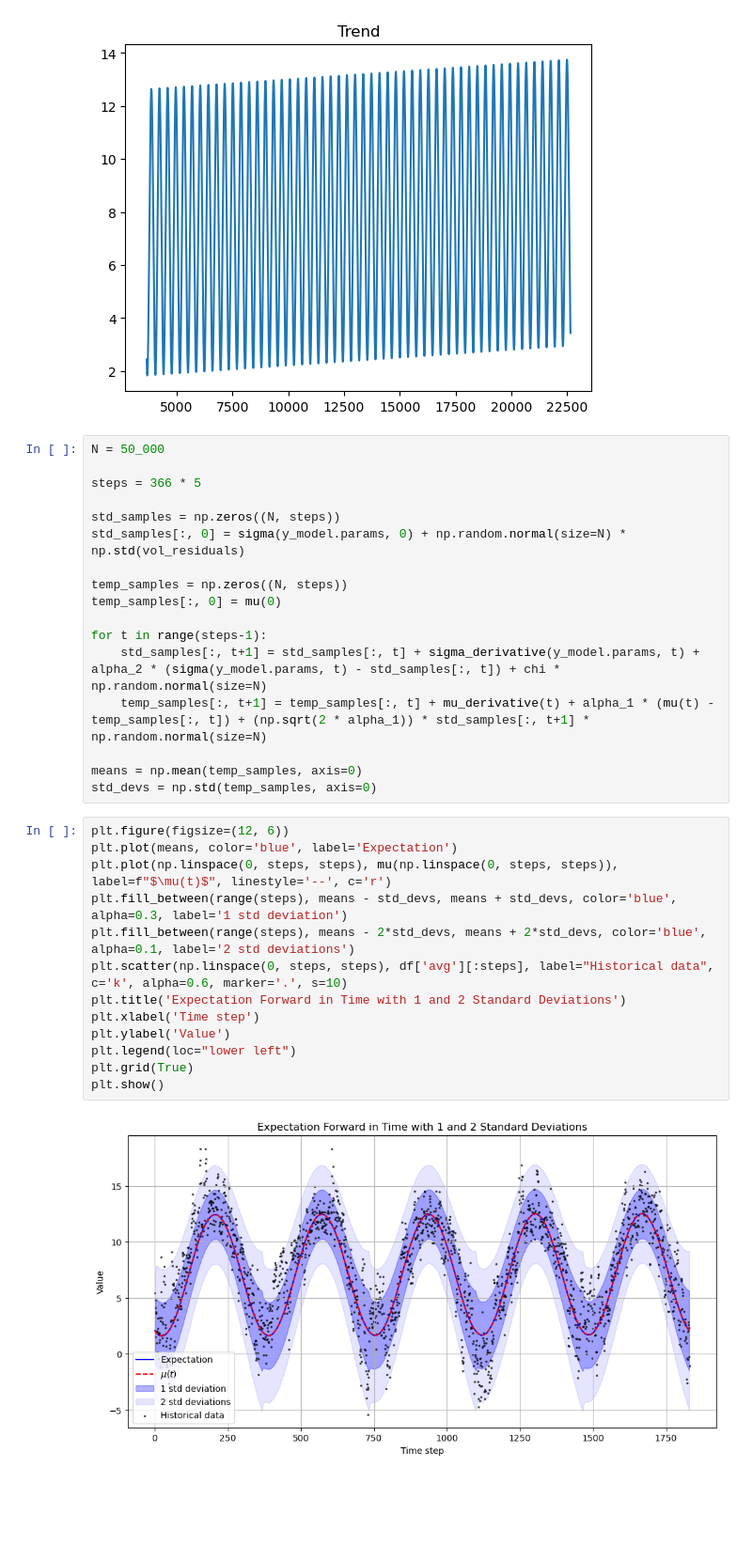
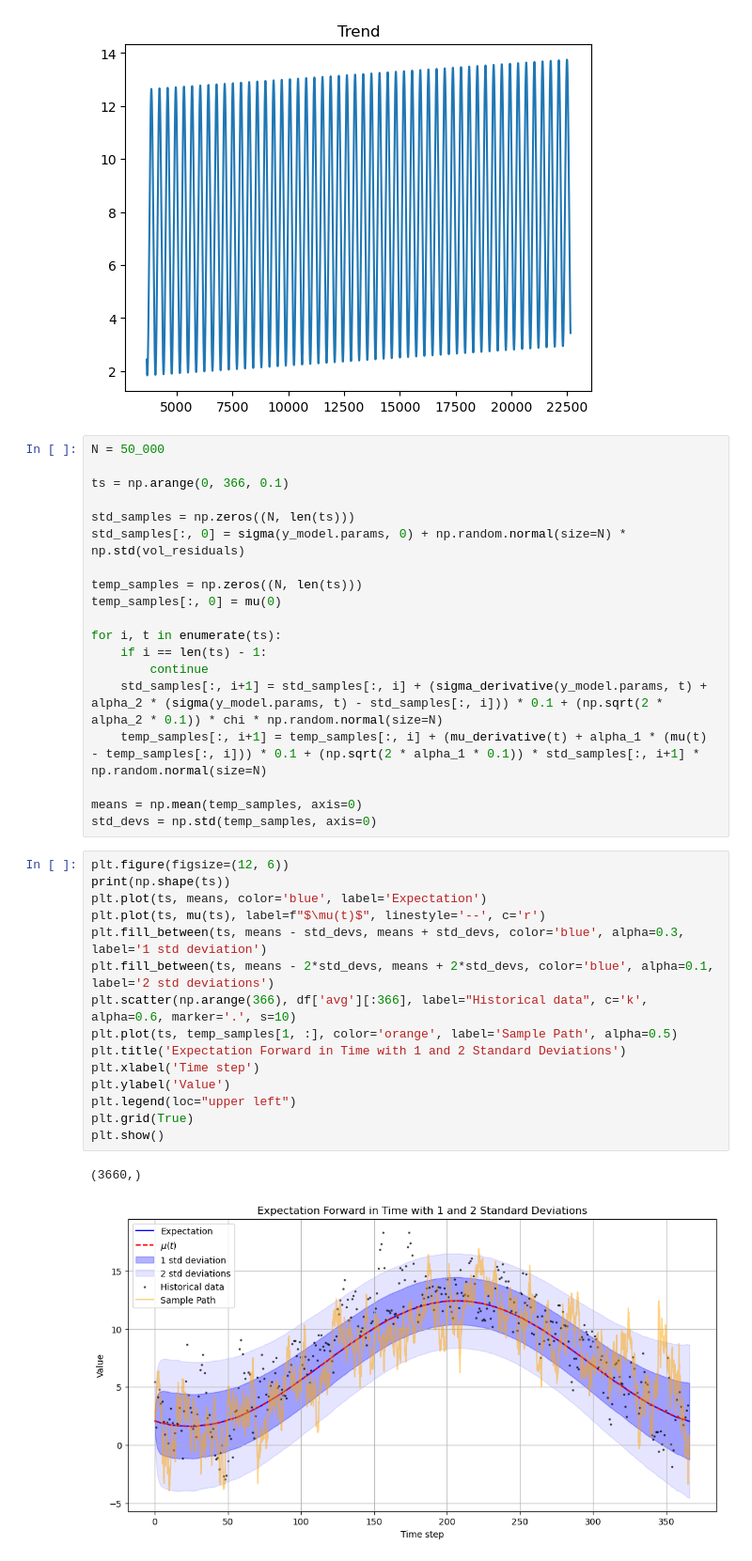
Before and after one commit to shixuejun/Weather-Derivative-UROP, a Jupyter notebook: src/modelling/index_simulations.ipynb, the cells around one changed output. Shown: that part at 94% size. Saved outputs shown, nothing was run; the diff lists cells and outputs as text; blank space fills up the shorter version.

```diff
--- a/src/modelling/index_simulations.ipynb
+++ b/src/modelling/index_simulations.ipynb
@@ -202,32 +208,37 @@ Text(0.5, 1.0, 'Trend')
 # %%
 N = 50_000
 
-steps = 366 * 5
+ts = np.arange(0, 366, 0.1)
 
-std_samples = np.zeros((N, steps))
+std_samples = np.zeros((N, len(ts)))
 std_samples[:, 0] = sigma(y_model.params, 0) + np.random.normal(size=N) * np.std(vol_residuals)
 
-temp_samples = np.zeros((N, steps))
+temp_samples = np.zeros((N, len(ts)))
 temp_samples[:, 0] = mu(0)
 
-for t in range(steps-1):
-    std_samples[:, t+1] = std_samples[:, t] + sigma_derivative(y_model.params, t) + alpha_2 * (sigma(y_model.params, t) - std_samples[:, t]) + chi * np.random.normal(size=N)
-    temp_samples[:, t+1] = temp_samples[:, t] + mu_derivative(t) + alpha_1 * (mu(t) - temp_samples[:, t]) + (np.sqrt(2 * alpha_1)) * std_samples[:, t+1] * np.random.normal(size=N)
+for i, t in enumerate(ts):
+    if i == len(ts) - 1:
+        continue
+    std_samples[:, i+1] = std_samples[:, i] + (sigma_derivative(y_model.params, t) + alpha_2 * (sigma(y_model.params, t) - std_samples[:, i])) * 0.1 + (np.sqrt(2 * alpha_2 * 0.1)) * chi * np.random.normal(size=N)
+    temp_samples[:, i+1] = temp_samples[:, i] + (mu_derivative(t) + alpha_1 * (mu(t) - temp_samples[:, i])) * 0.1 + (np.sqrt(2 * alpha_1 * 0.1)) * std_samples[:, i+1] * np.random.normal(size=N)
 
 means = np.mean(temp_samples, axis=0)
 std_devs = np.std(temp_samples, axis=0)
 # %%
 plt.figure(figsize=(12, 6))
-plt.plot(means, color='blue', label='Expectation')
-plt.plot(np.linspace(0, steps, steps), mu(np.linspace(0, steps, steps)), label=f"$\mu(t)$", linestyle='--', c='r')
-plt.fill_between(range(steps), means - std_devs, means + std_devs, color='blue', alpha=0.3, label='1 std deviation')
-plt.fill_between(range(steps), means - 2*std_devs, means + 2*std_devs, color='blue', alpha=0.1, label='2 std deviations')
-plt.scatter(np.linspace(0, steps, steps), df['avg'][:steps], label="Historical data", c='k', alpha=0.6, marker='.', s=10)
+print(np.shape(ts))
+plt.plot(ts, means, color='blue', label='Expectation')
+plt.plot(ts, mu(ts), label=f"$\mu(t)$", linestyle='--', c='r')
+plt.fill_between(ts, means - std_devs, means + std_devs, color='blue', alpha=0.3, label='1 std deviation')
+plt.fill_between(ts, means - 2*std_devs, means + 2*std_devs, color='blue', alpha=0.1, label='2 std deviations')
+plt.scatter(np.arange(366), df['avg'][:366], label="Historical data", c='k', alpha=0.6, marker='.', s=10)
+plt.plot(ts, temp_samples[1, :], color='orange', label='Sample Path', alpha=0.5)
 plt.title('Expectation Forward in Time with 1 and 2 Standard Deviations')
 plt.xlabel('Time step')
 plt.ylabel('Value')
-plt.legend(loc="lower left")
+plt.legend(loc="upper left")
 plt.grid(True)
 plt.show()
 # %% [output]
+(3660,)
-[figure, old version]
+[figure, new version]
```
Also changed, not shown: parts of 17 cells of this notebook, 5 other files.
